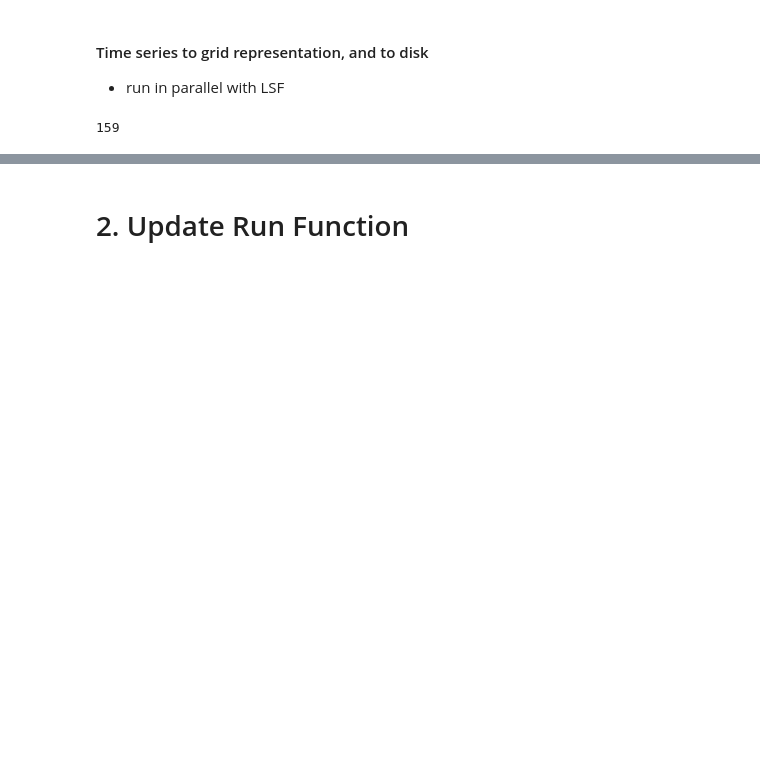
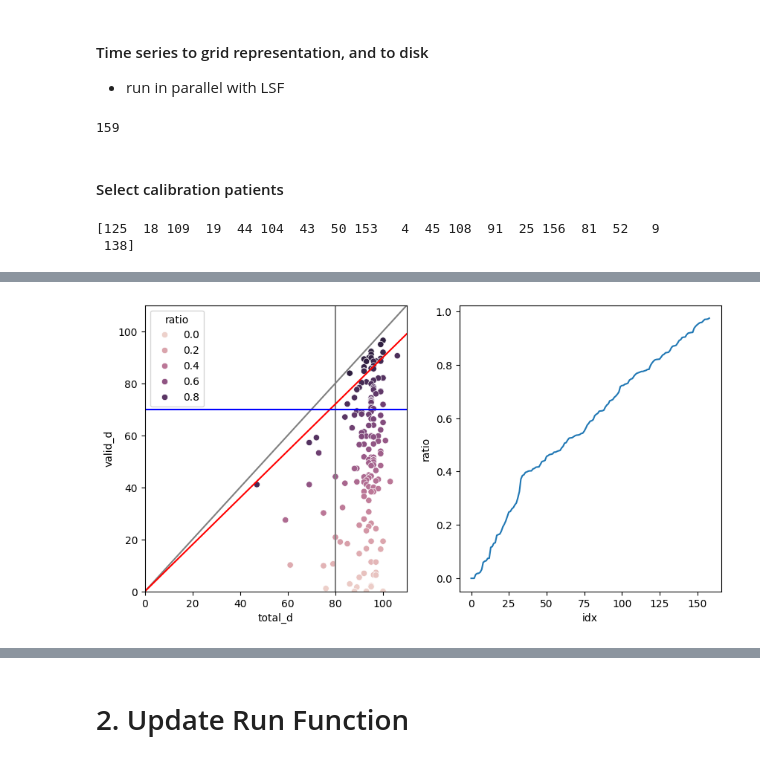
Before and after one commit to Jegmi/cppd-timeseries-forecasting, a Jupyter notebook: revision/1_data_qc.ipynb, the cells around one changed output, grey strips where cells are left out. Saved outputs shown, nothing was run; the diff lists cells and outputs as text; code cells hidden in the pictures; blank space fills up the shorter version.

```diff
--- a/revision/1_data_qc.ipynb
+++ b/revision/1_data_qc.ipynb
@@ -73,3 +73,42 @@ data['modalities']
 len(data['metadata'])
 # %% [output]
 159
+# %% [markdown]
+#### Select calibration patients
+# %%
+res = [{'pid':pid, 'total':data['data'][pid][:,:,0].size, 'valid':(np.isnan(data['data'][pid][:,:,0])==False).sum()} for pid in range(159)]
+# %%
+thres = 0.90
+
+df = pd.DataFrame(res)
+df['total_d'] = df['total'] / 24
+df['valid_d'] = df['valid'] / 24
+df['ratio'] = df['valid']/df['total']
+
+f,(ax1,ax2)=plt.subplots(1,2,figsize=[10,5])
+# fig 1
+df = df.sort_values("valid", ascending=False).reset_index(drop=True)
+ax=sns.scatterplot(df, x='total_d',y='valid_d', hue=df['ratio'],ax=ax1)
+ax.set_xlim([0,110])
+ax.set_ylim([0,110])
+ax.plot([0,110],[0,110],c='gray')
+ax.plot([80,80],[0,110],c='gray')
+ax.plot([0,110],[0,110*thres],c='red')
+ax.plot([0,110],[70,70],c='blue')
+
+# fig 2
+df = df.sort_values("ratio", ascending=True)
+df['idx'] = np.arange(len(df))
+#df = df.sort_values("ratio", ascending=True).reset_index()
+ax=sns.lineplot(df, x='idx',y='ratio',ax=ax2)
+
+# gen output
+meta = pd.DataFrame.from_records(data['metadata'])
+meta['pid'] = meta['patient_count']
+df = df.merge(meta, how='left', on='pid')
+
+print(df[df['ratio']>thres].pid.unique())
+df[df['ratio']>thres]
+# %% [output]
+[125  18 109  19  44 104  43  50 153   4  45 108  91  25 156  81  52   9
+ 138]
@@ -75,0 +132 @@ len(data['metadata'])
+[figure, added]
```
Also changed, not shown: parts of 5 cells of this notebook, 7 other files.
